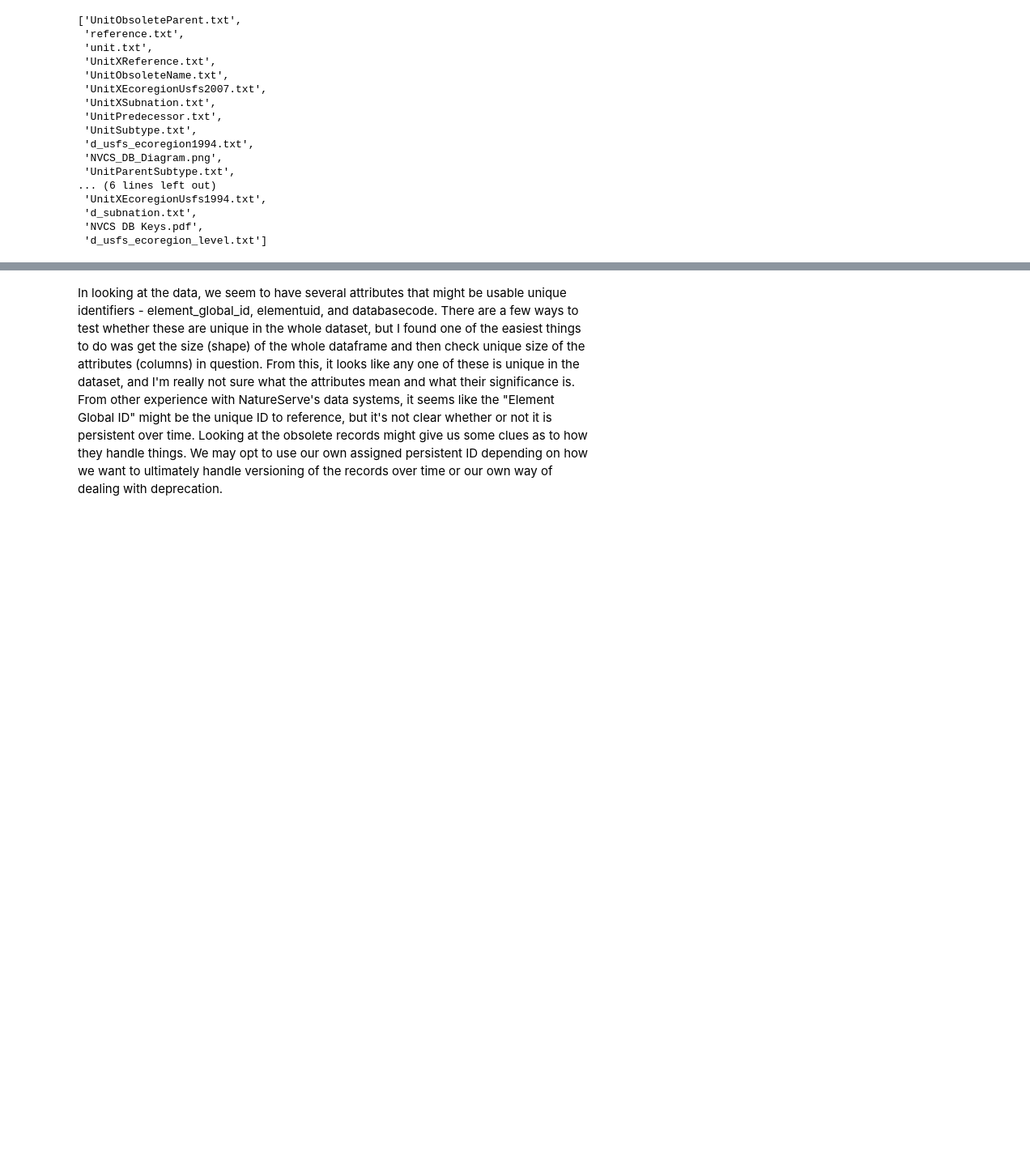
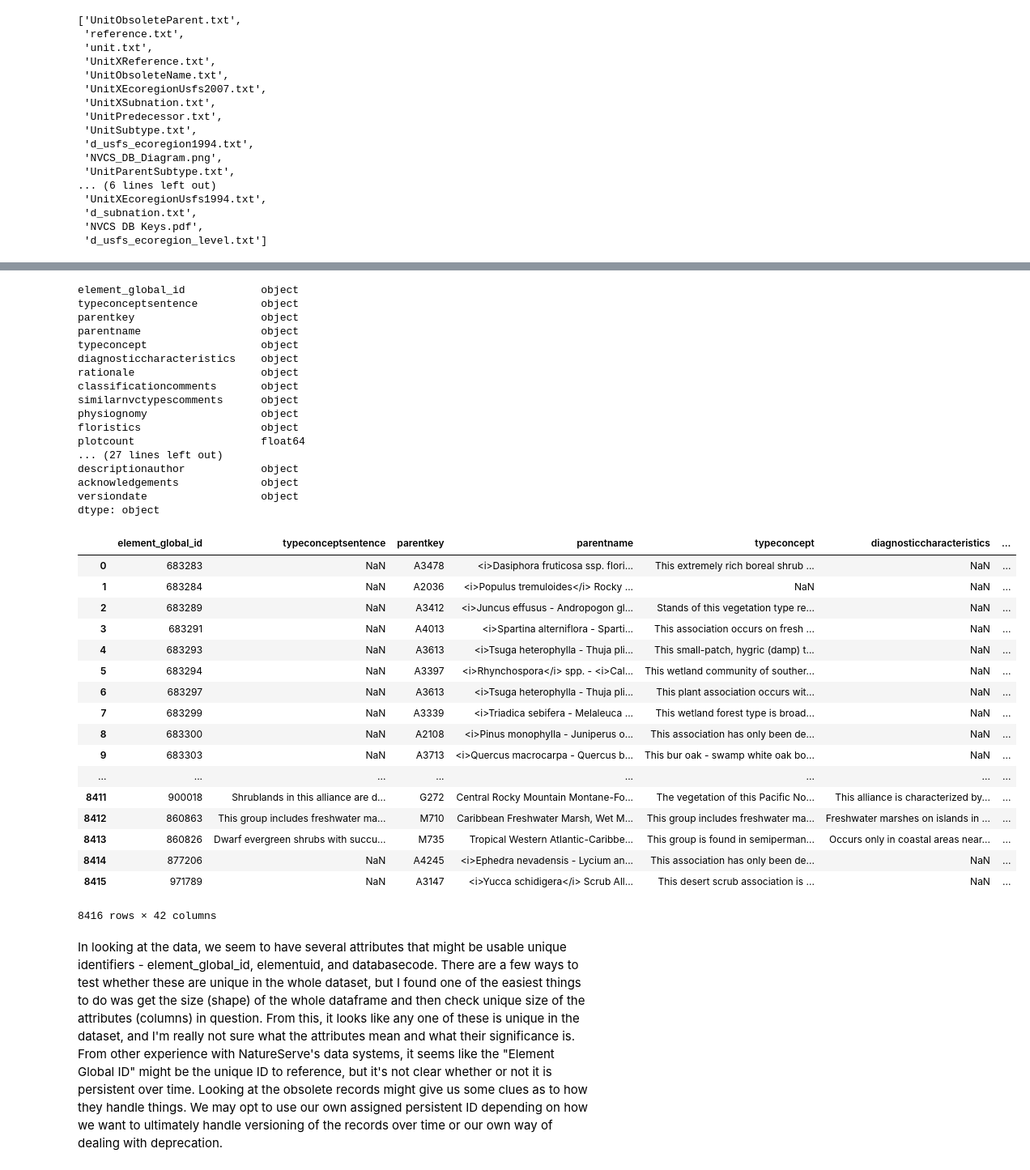
Before and after one commit to aulenbac/nvcs-processing, a Jupyter notebook: Explore NVCS Data.ipynb, the cells around one changed output, grey strips where cells are left out. Shown at 81% size. Cells and saved outputs as stored; diff of their text form; code cells hidden in the pictures; blank space fills up the shorter version.

```diff
--- a/Explore NVCS Data.ipynb
+++ b/Explore NVCS Data.ipynb
@@ -4,6 +4,8 @@ This notebook spends a little time trying to get a basic feel for what's in the
 import os
 import pandas as pd
 from IPython.display import display
+from bis2 import dd
+pd.set_option('display.max_colwidth', -1)
 # %% [markdown]
 For now, I dumped the files here into the working code repo to deal with them locally. Eventually, we will want to put these into their own source code repo or somehow deal with the version control dynamic on the files. I output the file list here to see what all I'm dealing with.
 # %%
@@ -53,3 +73,43 @@ display (units)
+# %%
+unitDescriptions = pd.read_csv("USNVC_DownloadMarch2017/unitDescription.txt", sep='\t', encoding = "ISO-8859-1", dtype={"element_global_id":str})
+print (unitDescriptions.dtypes)
+display (unitDescriptions)
+# %% [output]
+element_global_id            object
+typeconceptsentence          object
+parentkey                    object
+parentname                   object
+typeconcept                  object
+diagnosticcharacteristics    object
+rationale                    object
+classificationcomments       object
+similarnvctypescomments      object
+physiognomy                  object
+floristics                   object
+plotcount                    float64
+... (27 lines left out)
+descriptionauthor            object
+acknowledgements             object
+versiondate                  object
+dtype: object
+|  | element_global_id | typeconceptsentence | parentkey | parentname | typeconcept | diagnosticcharacteristics | ... |
+| 0 | 683283 | NaN | A3478 | <i>Dasiphora fruticosa ssp. flori... | This extremely rich boreal shrub ... | NaN | ... |
+| 1 | 683284 | NaN | A2036 | <i>Populus tremuloides</i> Rocky ... | NaN | NaN | ... |
+| 2 | 683289 | NaN | A3412 | <i>Juncus effusus - Andropogon gl... | Stands of this vegetation type re... | NaN | ... |
+| 3 | 683291 | NaN | A4013 | <i>Spartina alterniflora - Sparti... | This association occurs on fresh ... | NaN | ... |
+| 4 | 683293 | NaN | A3613 | <i>Tsuga heterophylla - Thuja pli... | This small-patch, hygric (damp) t... | NaN | ... |
+| 5 | 683294 | NaN | A3397 | <i>Rhynchospora</i> spp. - <i>Cal... | This wetland community of souther... | NaN | ... |
+| 6 | 683297 | NaN | A3613 | <i>Tsuga heterophylla - Thuja pli... | This plant association occurs wit... | NaN | ... |
+| 7 | 683299 | NaN | A3339 | <i>Triadica sebifera - Melaleuca ... | This wetland forest type is broad... | NaN | ... |
+| 8 | 683300 | NaN | A2108 | <i>Pinus monophylla - Juniperus o... | This association has only been de... | NaN | ... |
+| 9 | 683303 | NaN | A3713 | <i>Quercus macrocarpa - Quercus b... | This bur oak - swamp white oak bo... | NaN | ... |
+| ... | ... | ... | ... | ... | ... | ... | ... |
+| 8411 | 900018 | Shrublands in this alliance are d... | G272 | Central Rocky Mountain Montane-Fo... | The vegetation of this Pacific No... | This alliance is characterized by... | ... |
+| 8412 | 860863 | This group includes freshwater ma... | M710 | Caribbean Freshwater Marsh, Wet M... | This group includes freshwater ma... | Freshwater marshes on islands in ... | ... |
+| 8413 | 860826 | Dwarf evergreen shrubs with succu... | M735 | Tropical Western Atlantic-Caribbe... | This group is found in semiperman... | Occurs only in coastal areas near... | ... |
+| 8414 | 877206 | NaN | A4245 | <i>Ephedra nevadensis - Lycium an... | This association has only been de... | NaN | ... |
+| 8415 | 971789 | NaN | A3147 | <i>Yucca schidigera</i> Scrub All... | This desert scrub association is ... | NaN | ... |
+8416 rows × 42 columns
 # %% [markdown]
 In looking at the data, we seem to have several attributes that might be usable unique identifiers - element_global_id, elementuid, and databasecode. There are a few ways to test whether these are unique in the whole dataset, but I found one of the easiest things to do was get the size (shape) of the whole dataframe and then check unique size of the attributes (columns) in question. From this, it looks like any one of these is unique in the dataset, and I'm really not sure what the attributes mean and what their significance is. From other experience with NatureServe's data systems, it seems like the "Element Global ID" might be the unique ID to reference, but it's not clear whether or not it is persistent over time. Looking at the obsolete records might give us some clues as to how they handle things. We may opt to use our own assigned persistent ID depending on how we want to ultimately handle versioning of the records over time or our own way of dealing with deprecation.
 # %%
```
Also changed, not shown: parts of 6 cells of this notebook.
